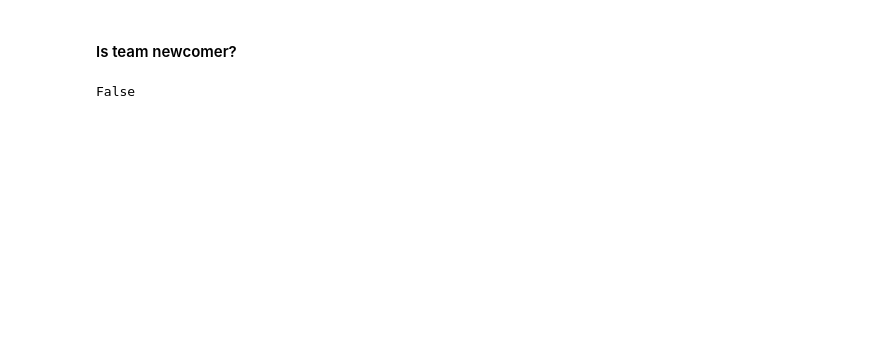
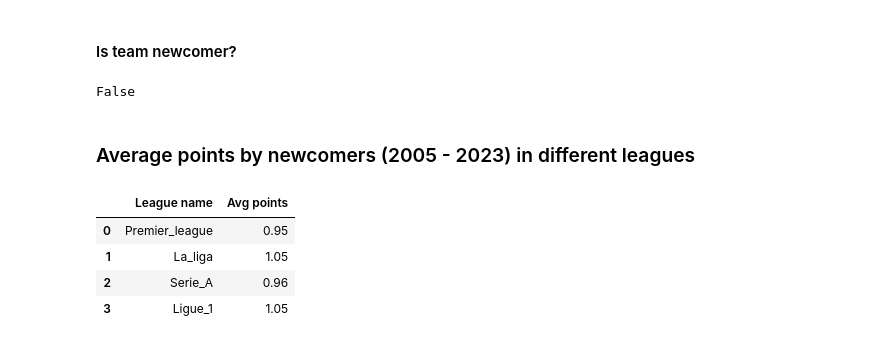
Before and after one commit to LKochan123/Football-fun, a Jupyter notebook: notebooks/statistics.ipynb, the cells around one changed output. Saved outputs shown, nothing was run; the diff lists cells and outputs as text; code cells hidden in the pictures; blank space fills up the shorter version.

```diff
--- a/notebooks/statistics.ipynb
+++ b/notebooks/statistics.ipynb
@@ -340,3 +344,24 @@ team = 'Elche'
 c.is_team_newcomer(last_season, season, team)
 # %% [output]
 False
+# %% [markdown]
+### Average points by newcomers (2005 - 2023) in different leagues
+# %%
+leagues = ['Premier_league', 'La_liga', 'Serie_A', 'Ligue_1']
+avg_points_by_newcomers = []
+
+for league in leagues:
+    path = f'../data/raw/{league}/'
+    files = [f for f in os.listdir(path) if os.path.isfile(os.path.join(path, f))]
+    df_all_newjoiners = c.find_all_newjoiners(files, league)
+
+    avg_points_by_newcomers.append(np.round(df_all_newjoiners['Points'].sum() / (38 * df_all_newjoiners.shape[0]), 2))
+
+data = {'League name': leagues, 'Avg points': avg_points_by_newcomers}
+pd.DataFrame(data)
+# %% [output]
+|  | League name | Avg points |
+| 0 | Premier_league | 0.95 |
+| 1 | La_liga | 1.05 |
+| 2 | Serie_A | 0.96 |
+| 3 | Ligue_1 | 1.05 |
```
Also changed, not shown: parts of 5 cells of this notebook, 3 other files.
